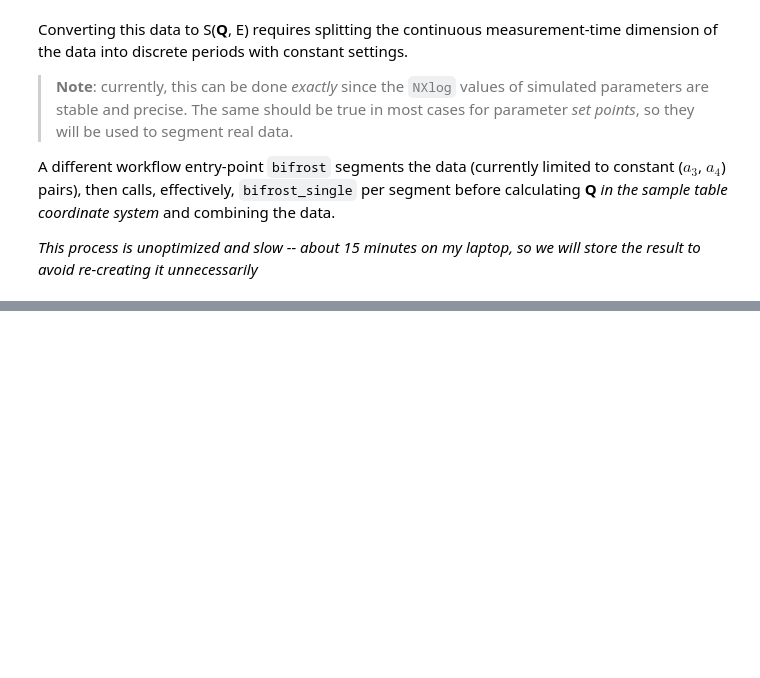
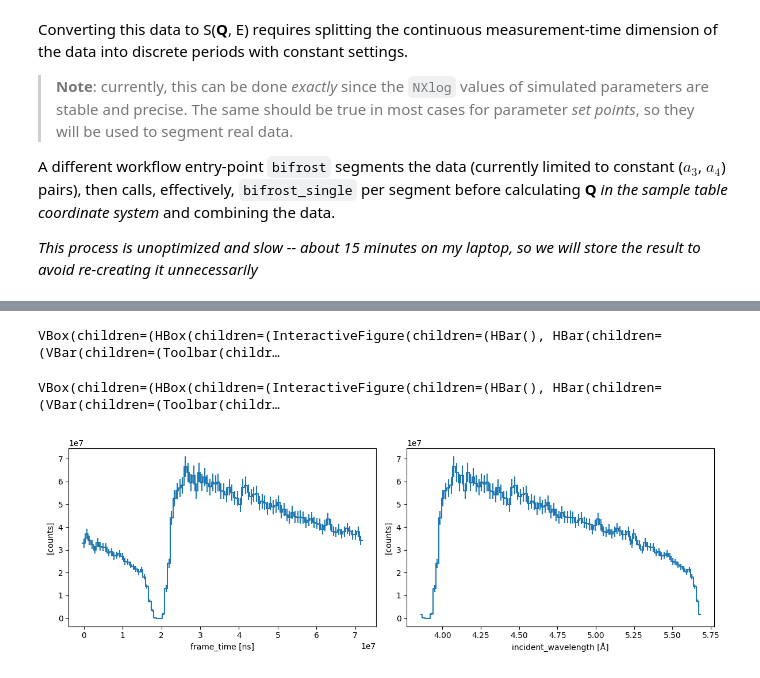
Before and after one commit to g5t/bifrost-workflow-2409, a Jupyter notebook: notebooks/03_phonon.ipynb, the cells around one changed output, grey strips where cells are left out. Drawn from its saved outputs; the diff is of its cells as text; code cells hidden in the pictures; blank space fills up the shorter version.

```diff
--- a/notebooks/03_phonon.ipynb
+++ b/notebooks/03_phonon.ipynb
@@ -79,12 +94,11 @@ from ess.spectroscopy.indirect import bifrost
 targets = [
     'triplet_events',
     'norm_monitor',
-    'energy_events',
+    'events',
     'sample_detector_flight_time',
     'analyzers',
-    'sloth_events',
-    'sloth_monitor',
-    'slowness_monitor',
+    'wavelength_monitor',
+    'norm_events',
 ]
 target_files = {target: INTERIM_DATA_DIR / f'{Path(datafile).stem}_{target}.h5' for target in targets}
 if all(file.exists() for file in target_files.values()):
@@ -171,7 +208,12 @@ pp.slicer(hist_E_plane(with_arc.group('arc'), sc.array(values=[2*astar-0.2, 2*as
+# %%
+arc_plots(hQ2, with_arc, sc.array(values=[-0.05, 0.05], dims=['energy_transfer'], unit='meV'), 200, figsize=(4,3), norm='log')
+# %% [output]
+VBox(children=(HBox(children=(InteractiveFigure(children=(HBar(), HBar(children=(VBar(children=(Toolbar(childr…
 # %%
 dx = 0.1
 x_range = sc.array(values=[2*astar-dx, 2*astar+dx], dims=['table_momentum_x'], unit='1/angstrom')
 n_en, n_z = 100, 200
-slices = hist_E_plane(with_arc.group('arc'), x_range, n_z, n_en)
-slices_dict = {f'arc_{n}': slices['arc', n] for n in range(slices.sizes['arc'])}
-slices_dict['all'] = hist_E_plane(sloth_events, x_range, n_z, n_en)
+
+arc_plots(hist_E_plane, with_arc, x_range, n_z, n_en, figsize=(4,3), norm='log', vmax=3)
+# %% [output]
+VBox(children=(HBox(children=(InteractiveFigure(children=(HBar(), HBar(children=(VBar(children=(Toolbar(childr…
@@ -184,3 +220,6 @@ objects['slowness_monitor']
 # %%
-mon = objects['slowness_monitor']
-mon['setting', 0].plot()
+nmon = objects['norm_monitor']['setting',0]
+wmon = objects['wavelength_monitor']['setting',0]
+nmon.plot() + wmon.plot()
+# %% [output]
+[figure, added]
```
Also changed, not shown: parts of 26 cells of this notebook, 11 other files.
